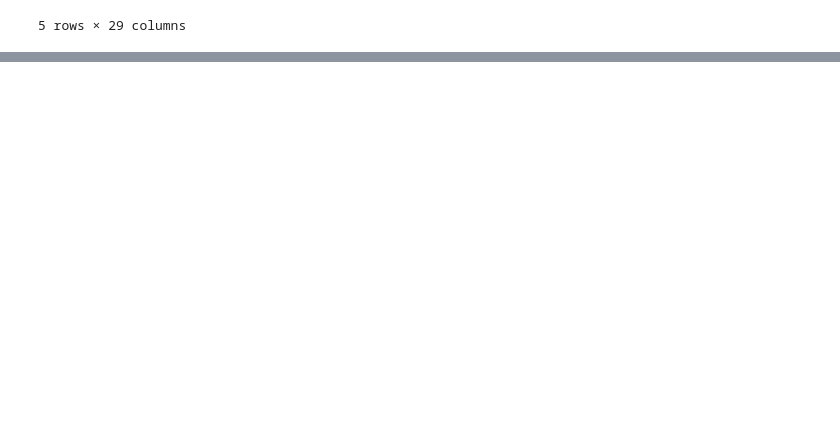
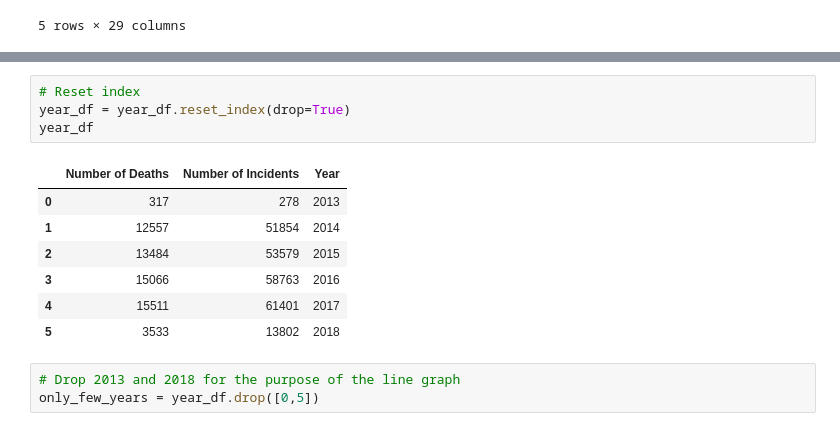
Before and after one commit to summergernon/gun_violence_analysis, a Jupyter notebook: Project_1_SG.ipynb, the cells around one changed output, grey strips where cells are left out. Saved outputs shown, nothing was run; the diff lists cells and outputs as text; blank space fills up the shorter version.

```diff
--- a/Project_1_SG.ipynb
+++ b/Project_1_SG.ipynb
@@ -62,0 +161,15 @@ KeyError: 'n_killed'
+# %%
+# Reset index
+year_df = year_df.reset_index(drop=True)
+year_df
+# %% [output]
+|  | Number of Deaths | Number of Incidents | Year |
+| 0 | 317 | 278 | 2013 |
+| 1 | 12557 | 51854 | 2014 |
+| 2 | 13484 | 53579 | 2015 |
+| 3 | 15066 | 58763 | 2016 |
+| 4 | 15511 | 61401 | 2017 |
+| 5 | 3533 | 13802 | 2018 |
+# %%
+# Drop 2013 and 2018 for the purpose of the line graph
+only_few_years = year_df.drop([0,5])
```
Also changed, not shown: parts of 15 cells of this notebook.
